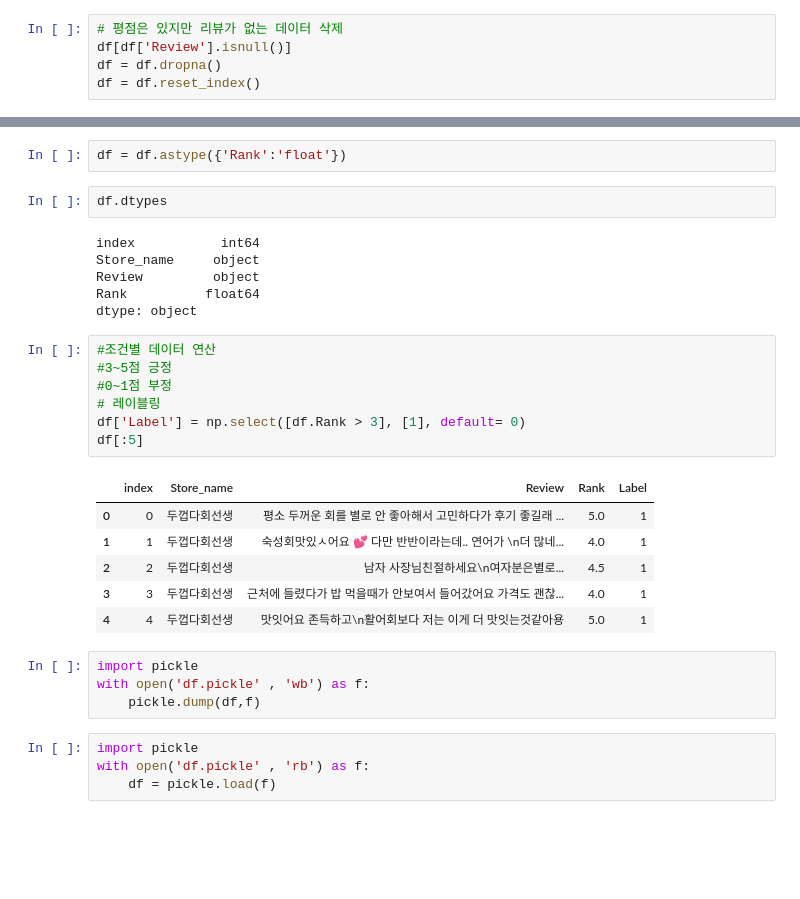
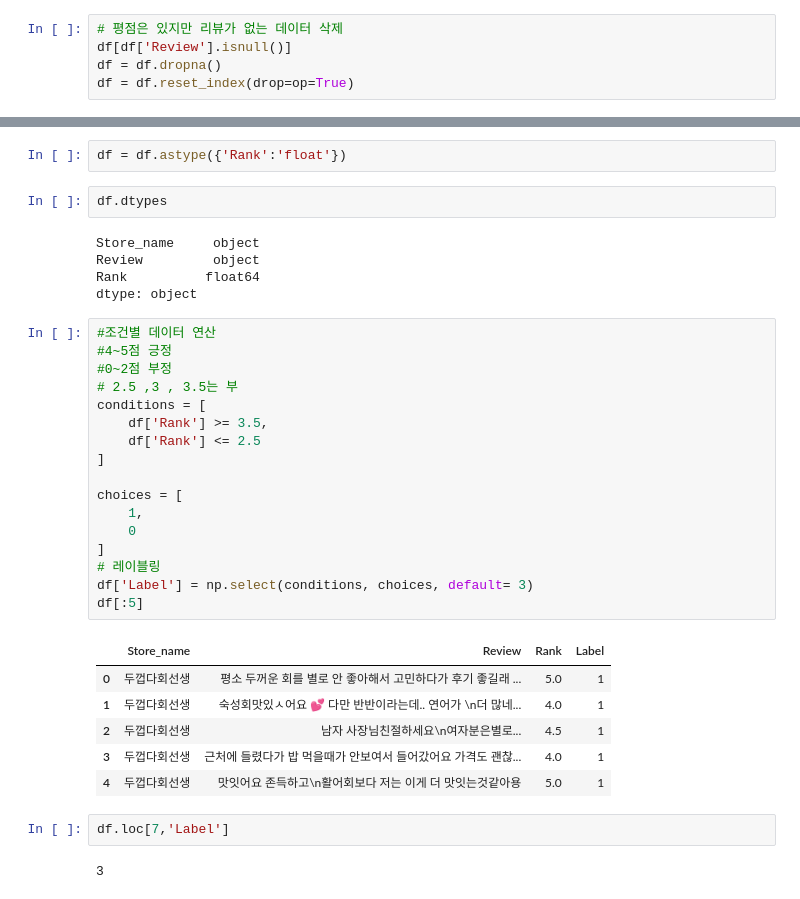
Before and after one commit to 97danielj/BERT_CLS_REVIEW, a Jupyter notebook: Preprocessing, Labelling.ipynb, the cells around one changed output, grey strips where cells are left out. Saved outputs shown, nothing was run; the diff lists cells and outputs as text; blank space fills up the shorter version.

```diff
--- a/Preprocessing, Labelling.ipynb
+++ b/Preprocessing, Labelling.ipynb
@@ -168,7 +168,7 @@ dtype: int64
 # 평점은 있지만 리뷰가 없는 데이터 삭제
 df[df['Review'].isnull()]
 df = df.dropna()
-df = df.reset_index()
+df = df.reset_index(drop=op=True)
 # %%
 df
 # %% [output]
@@ -300,31 +302,36 @@ df = df.astype({'Rank':'float'})
 # %%
 df.dtypes
 # %% [output]
-index           int64
 Store_name     object
 Review         object
 Rank          float64
 dtype: object
 # %%
 #조건별 데이터 연산
-#3~5점 긍정
-#0~1점 부정
+#4~5점 긍정
+#0~2점 부정
+# 2.5 ,3 , 3.5는 부
+conditions = [
+    df['Rank'] >= 3.5,
+    df['Rank'] <= 2.5
+]
+
+choices = [
+    1,
+    0
+]
 # 레이블링
-df['Label'] = np.select([df.Rank > 3], [1], default= 0)
+df['Label'] = np.select(conditions, choices, default= 3)
 df[:5]
 # %% [output]
-|  | index | Store_name | Review | Rank | Label |
-| 0 | 0 | 두껍다회선생 | 평소 두꺼운 회를 별로 안 좋아해서 고민하다가 후기 좋길래 ... | 5.0 | 1 |
-| 1 | 1 | 두껍다회선생 | 숙성회맛있ㅅ어요 💕 다만 반반이라는데.. 연어가 \n더 많네... | 4.0 | 1 |
-| 2 | 2 | 두껍다회선생 | 남자 사장님친절하세요\n여자분은별로... | 4.5 | 1 |
-| 3 | 3 | 두껍다회선생 | 근처에 들렸다가 밥 먹을때가 안보여서 들어갔어요 가격도 괜찮... | 4.0 | 1 |
-| 4 | 4 | 두껍다회선생 | 맛잇어요 존득하고\n활어회보다 저는 이게 더 맛잇는것같아용 | 5.0 | 1 |
+|  | Store_name | Review | Rank | Label |
+| 0 | 두껍다회선생 | 평소 두꺼운 회를 별로 안 좋아해서 고민하다가 후기 좋길래 ... | 5.0 | 1 |
+| 1 | 두껍다회선생 | 숙성회맛있ㅅ어요 💕 다만 반반이라는데.. 연어가 \n더 많네... | 4.0 | 1 |
+| 2 | 두껍다회선생 | 남자 사장님친절하세요\n여자분은별로... | 4.5 | 1 |
+| 3 | 두껍다회선생 | 근처에 들렸다가 밥 먹을때가 안보여서 들어갔어요 가격도 괜찮... | 4.0 | 1 |
+| 4 | 두껍다회선생 | 맛잇어요 존득하고\n활어회보다 저는 이게 더 맛잇는것같아용 | 5.0 | 1 |
-# %%
-import pickle
-with open('df.pickle' , 'wb') as f:
-    pickle.dump(df,f)
-# %%
-import pickle
-with open('df.pickle' , 'rb') as f:
-    df = pickle.load(f)
+# %%
+df.loc[7,'Label']
+# %% [output]
+3
 # %%
```
Also changed, not shown: parts of 11 cells of this notebook, 2 other files.
